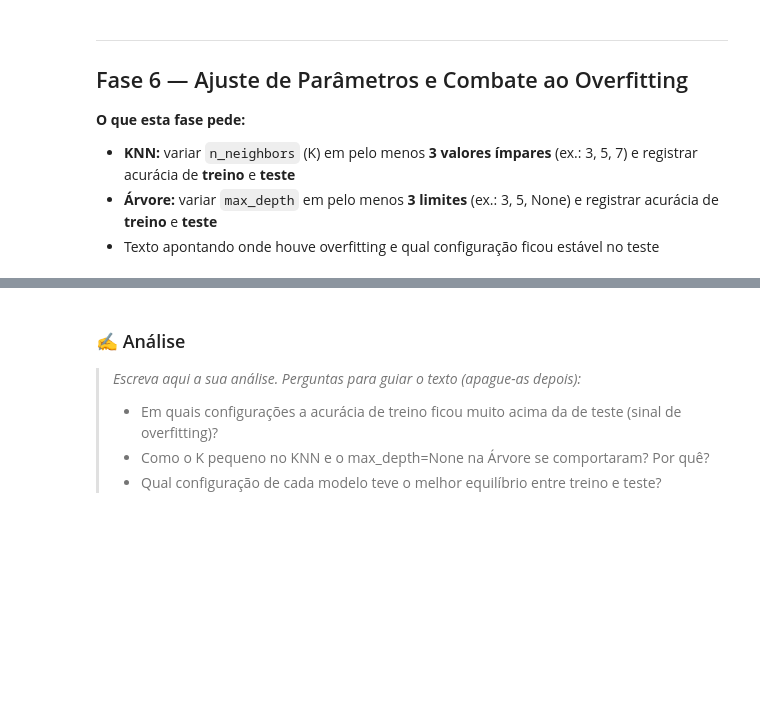
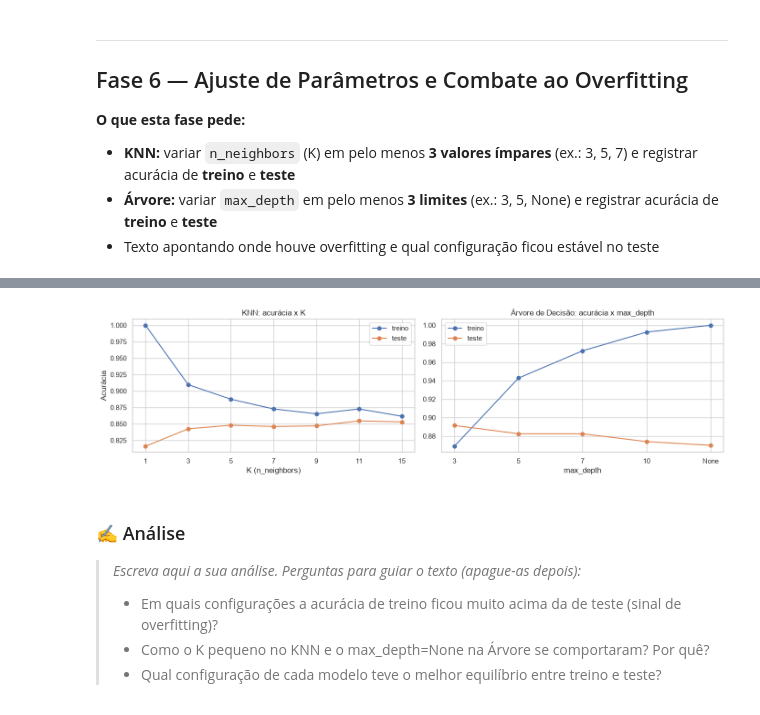
Before and after one commit to talitagalanti/manutencao-preditiva, a Jupyter notebook: notebooks/projeto_manutencao_preditiva.ipynb, the cells around one changed output, grey strips where cells are left out. Drawn from its saved outputs; the diff is of its cells as text; code cells hidden in the pictures; blank space fills up the shorter version.

Commit message:
implementa variação de K no KNN e de max_depth na árvore

```diff
--- a/notebooks/projeto_manutencao_preditiva.ipynb
+++ b/notebooks/projeto_manutencao_preditiva.ipynb
@@ -553,5 +553,17 @@ X_treino_knn[colunas_continuas].describe().loc[["mean", "std"]].round(2)
 - Texto apontando onde houve overfitting e qual configuração ficou estável no teste
 # %%
 # 6.1 KNN — treinar com cada valor de K e registrar acurácia de treino e teste
+valores_k = [1, 3, 5, 7, 9, 11, 15]
+resultados_knn = []
+
+for k in valores_k:
+    knn = KNeighborsClassifier(n_neighbors=k)
+    knn.fit(X_treino_knn, y_treino_bal)
+    acc_treino = accuracy_score(y_treino_bal, knn.predict(X_treino_knn))
+    acc_teste = accuracy_score(y_teste, knn.predict(X_teste_knn))
+    resultados_knn.append({"K": k, "acc_treino": acc_treino, "acc_teste": acc_teste})
 # %%
 # 6.2 KNN — tabela (DataFrame) com os resultados
+tabela_knn = pd.DataFrame(resultados_knn)
+tabela_knn["diferenca"] = tabela_knn["acc_treino"] - tabela_knn["acc_teste"]
+tabela_knn.round(4)
@@ -558,4 +579,16 @@ X_treino_knn[colunas_continuas].describe().loc[["mean", "std"]].round(2)
 # %%
 # 6.3 Árvore de Decisão — treinar com cada max_depth e registrar acurácia de treino e teste
+valores_profundidade = [3, 5, 7, 10, None]
+resultados_arvore = []
+
+for profundidade in valores_profundidade:
+    arvore = DecisionTreeClassifier(max_depth=profundidade, random_state=42)
+    arvore.fit(X_treino_arvore, y_treino_bal)
+    acc_treino = accuracy_score(y_treino_bal, arvore.predict(X_treino_arvore))
+    acc_teste = accuracy_score(y_teste, arvore.predict(X_teste_arvore))
+    resultados_arvore.append({"max_depth": str(profundidade), "acc_treino": acc_treino, "acc_teste": acc_teste})
 # %%
 # 6.4 Árvore de Decisão — tabela (DataFrame) com os resultados
+tabela_arvore = pd.DataFrame(resultados_arvore)
+tabela_arvore["diferenca"] = tabela_arvore["acc_treino"] - tabela_arvore["acc_teste"]
+tabela_arvore.round(4)
@@ -562,5 +602,24 @@ X_treino_knn[colunas_continuas].describe().loc[["mean", "std"]].round(2)
 # %%
 # 6.5 (Opcional) Gráfico comparando acurácia de treino x teste para cada configuração
+fig, (ax1, ax2) = plt.subplots(1, 2, figsize=(14, 4))
+
+ax1.plot(tabela_knn["K"].astype(str), tabela_knn["acc_treino"], marker="o", label="treino")
+ax1.plot(tabela_knn["K"].astype(str), tabela_knn["acc_teste"], marker="o", label="teste")
+ax1.set_title("KNN: acurácia x K")
+ax1.set_xlabel("K (n_neighbors)")
+ax1.set_ylabel("Acurácia")
+ax1.legend()
+
+ax2.plot(tabela_arvore["max_depth"], tabela_arvore["acc_treino"], marker="o", label="treino")
+ax2.plot(tabela_arvore["max_depth"], tabela_arvore["acc_teste"], marker="o", label="teste")
+ax2.set_title("Árvore de Decisão: acurácia x max_depth")
+ax2.set_xlabel("max_depth")
+ax2.legend()
+
+plt.tight_layout()
+plt.show()
+# %% [output]
+[figure, added]
 # %% [markdown]
 ### ✍️ Análise
 
```
Also changed, not shown: parts of 2 cells of this notebook.
